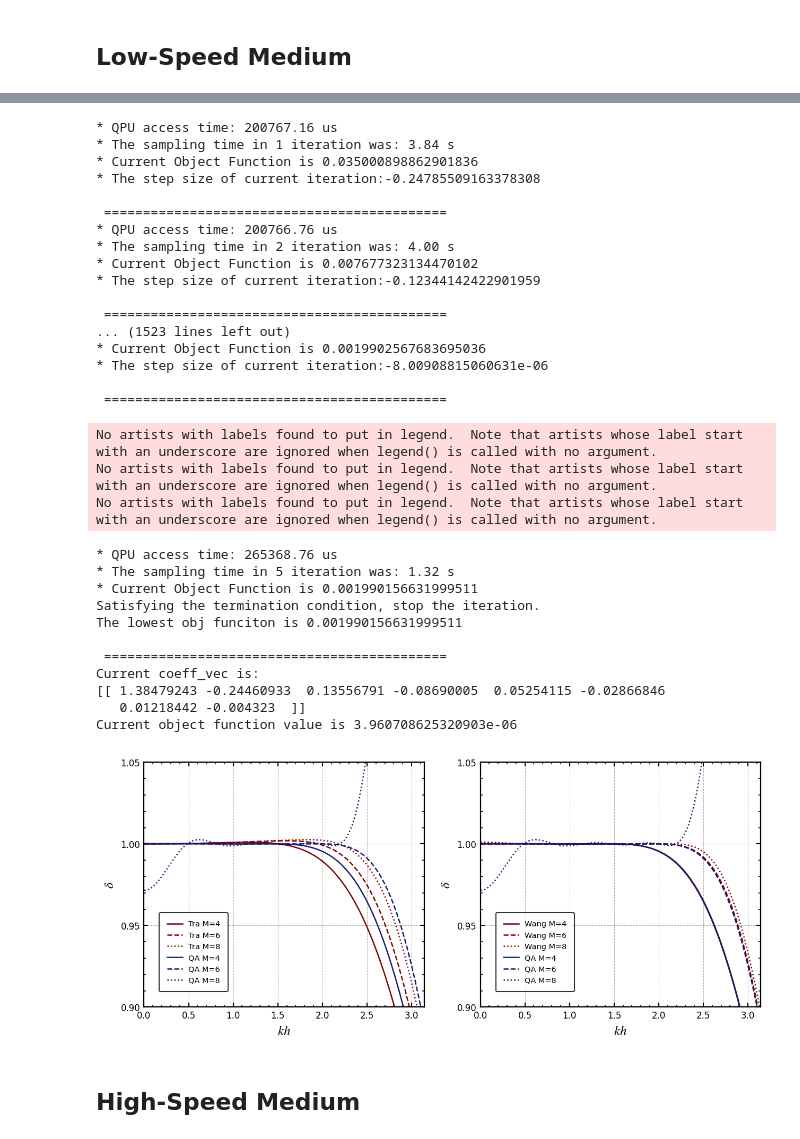
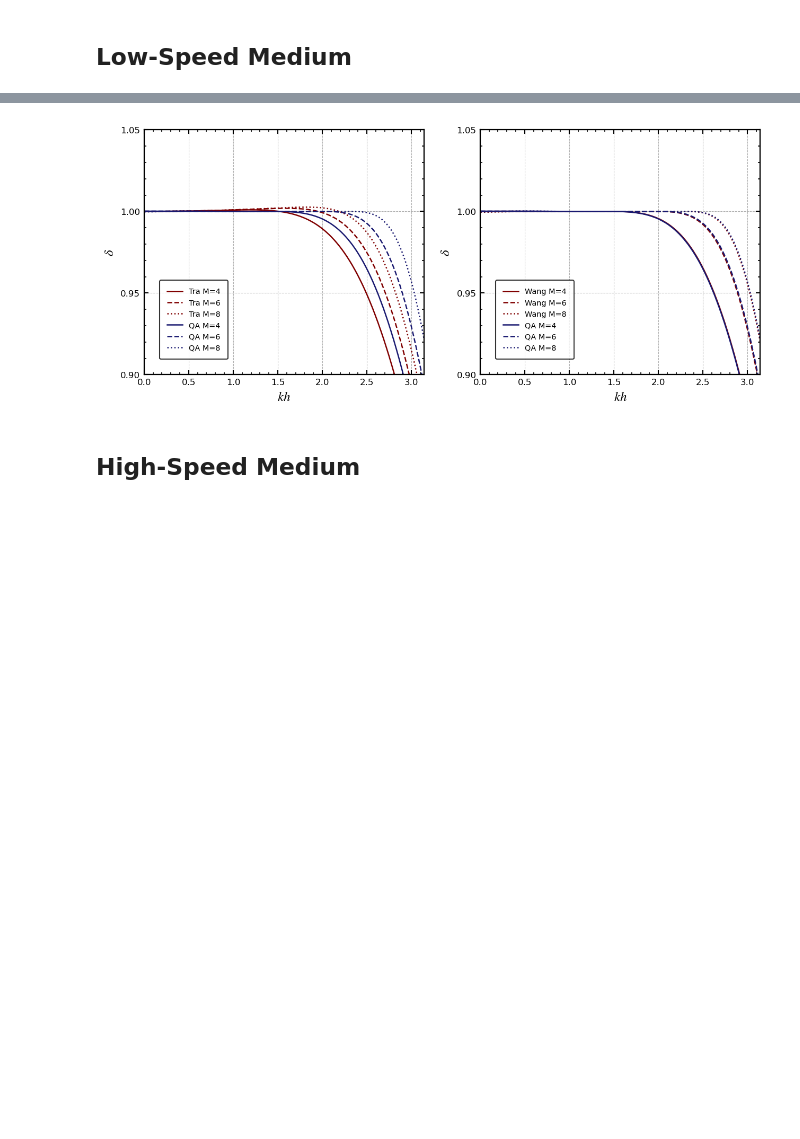
Before and after one commit to wein8999999/QA_Seismic_Staggerd_StaggerGrid_FD, a Jupyter notebook: 1D_StaggerGrid_FD.ipynb, the cells around one changed output, grey strips where cells are left out. Saved outputs shown, nothing was run; the diff lists cells and outputs as text; code cells hidden in the pictures; blank space fills up the shorter version.

```diff
--- a/1D_StaggerGrid_FD.ipynb
+++ b/1D_StaggerGrid_FD.ipynb
@@ -168,7 +194,7 @@ def show_disp_curve(result_dict):
         sigma = linear_sys.cal_sigma(
             v * tao / h, np.linspace(pi / 1000, pi, 1000), coeff
         )
-        if "Wang" in label:
+        if "Wang" in label or "Least" in label:
             ax[1].plot(
                 np.linspace(pi / 1000, pi, 1000),
                 sigma,
@@ -244,16 +270,21 @@ def show_disp_curve(result_dict):
     return fig, ax
 # %% [markdown]
 ## Low-Speed Medium
+# %%
+pi = np.pi
+
+v = 1500
+h = 10
+tao = 0.001
+freq_max_set = [39, 51, 57]
+M_set = [4, 6, 8]
+max_iter_num = 20
+tra_a0_dict = solve_coeff_Taylor()
+wang_a0_dict, linear_sys = solve_coeff_Wang()
+qa_a0_dict = solve_coeff_QA()
+result_dict = dict(ChainMap(qa_a0_dict, wang_a0_dict, tra_a0_dict))
 # %%
-pi = np.pi
-
-v = 1500
-h = 10
-tao = 0.001
-freq_max_set = [39, 51, 55]
-M_set = [4, 6, 8]
-max_iter_num = 20
-result_dict, linear_sys = solve_coeff_with_3_methods()
+# show results
 fig, ax = show_disp_curve(result_dict)
 # fig.savefig("1D_low_velocity_reuslt.png", dpi=300)
 # fig.savefig("1D_low_velocity_reuslt.pdf", dpi=600, format="pdf")
@@ -278,34 +295,3 @@ Current object function value is 1.6383177586334437e-06
-* QPU access time: 200767.16 us
-* The sampling time in 1 iteration was: 3.84 s
-* Current Object Function is 0.035000898862901836
-* The step size of current iteration:-0.24785509163378308
-
- ============================================
-* QPU access time: 200766.76 us
-* The sampling time in 2 iteration was: 4.00 s
-* Current Object Function is 0.007677323134470102
-* The step size of current iteration:-0.12344142422901959
-
- ============================================
-... (1523 lines left out)
-* Current Object Function is 0.0019902567683695036
-* The step size of current iteration:-8.00908815060631e-06
-
- ============================================
-No artists with labels found to put in legend.  Note that artists whose label start with an underscore are ignored when legend() is called with no argument.
-No artists with labels found to put in legend.  Note that artists whose label start with an underscore are ignored when legend() is called with no argument.
-No artists with labels found to put in legend.  Note that artists whose label start with an underscore are ignored when legend() is called with no argument.
-* QPU access time: 265368.76 us
-* The sampling time in 5 iteration was: 1.32 s
-* Current Object Function is 0.001990156631999511
-Satisfying the termination condition, stop the iteration.
-The lowest obj funciton is 0.001990156631999511
-
- ============================================
-Current coeff_vec is:
-[[ 1.38479243 -0.24460933  0.13556791 -0.08690005  0.05254115 -0.02866846
-   0.01218442 -0.004323  ]]
-Current object function value is 3.960708625320903e-06
-[figure, old version]
+[figure, new version]
 # %% [markdown]
 ## High-Speed Medium
```
Also changed, not shown: parts of 11 cells of this notebook.
